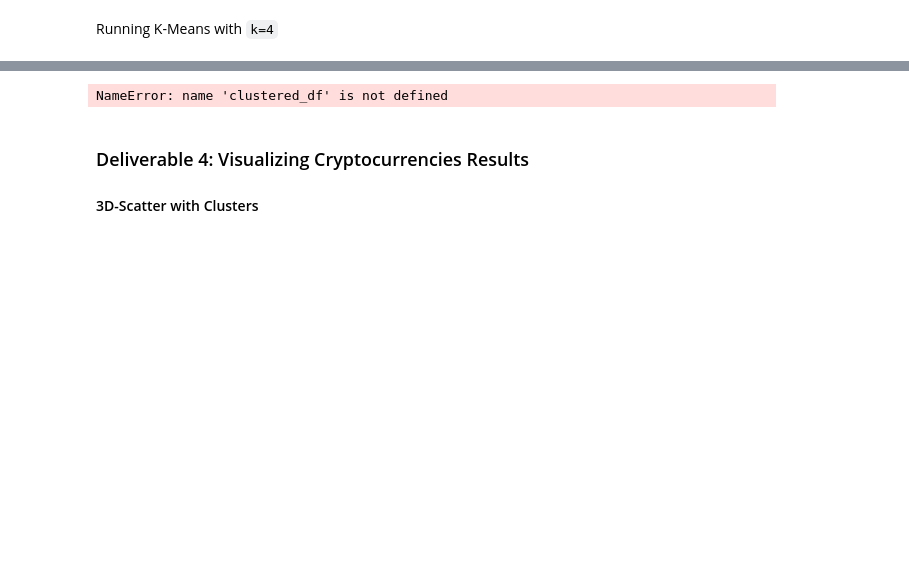
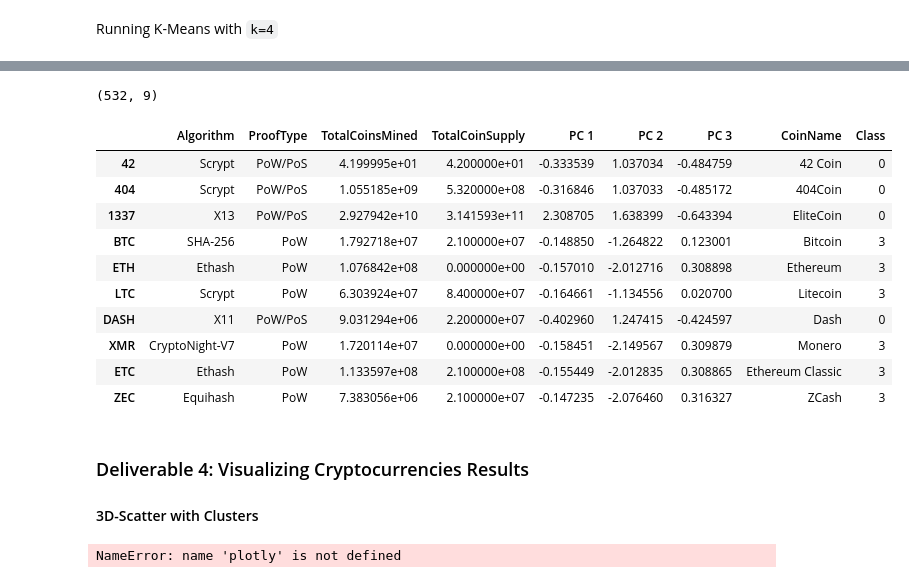
Before and after one commit to achoav/Cryptocurrency, a Jupyter notebook: crypto_clustering.ipynb, the cells around one changed output, grey strips where cells are left out. Saved outputs shown, nothing was run; the diff lists cells and outputs as text; code cells hidden in the pictures; blank space fills up the shorter version.

```diff
--- a/crypto_clustering.ipynb
+++ b/crypto_clustering.ipynb
@@ -210,4 +210,6 @@ array([[-0.11710817, -0.1528703 , -0.0433963 , -0.0433963 , -0.0433963 ,
 ### Deliverable 2: Reducing Data Dimensions Using PCA
 # %%
 # Using PCA to reduce dimension to three principal components.
-# YOUR CODE HERE
+pca = PCA(n_components=3)
+crypto_pca = pca.fit_transform(crypto_scaled)
+crypto_pca
@@ -216,0 +224,5 @@ array([[-0.11710817, -0.1528703 , -0.0433963 , -0.0433963 , -0.0433963 ,
+# %%
+# Create a DataFrame with the three principal components.
+pcs_df = pd.DataFrame(crypto_pca, columns=["PC 1", "PC 2", "PC 3"], index=crypto_name_df.index)
+print(pcs_df.shape)
+pcs_df.head(10)
@@ -223,0 +246,16 @@ array([[-0.11710817, -0.1528703 , -0.0433963 , -0.0433963 , -0.0433963 ,
+# %%
+# Create an elbow curve to find the best value for K.
+# Initialize empty inertia list
+inertia = []
+# Initialize k range
+k = list(range(1,11))
+# Looping through k list
+for i in k:
+    km = KMeans(n_clusters=i, random_state=0)
+    km.fit(pcs_df)
+    inertia.append(km.inertia_)
+
+# Define a DataFrame to plot the Elbow Curve using hvPlot
+elbow_data = {"k": k, "inertia": inertia}
+elbow_df = pd.DataFrame(elbow_data)
+elbow_df.hvplot.line(x="k", y="inertia", title="Elbow Curve", xticks=k)
@@ -225,10 +265,11 @@ array([[-0.11710817, -0.1528703 , -0.0433963 , -0.0433963 , -0.0433963 ,
 Running K-Means with `k=4`
 # %%
 # Initialize the K-Means model.
-# YOUR CODE HERE
+km_model = KMeans(n_clusters=4, random_state=0)
 
 # Fit the model
-# YOUR CODE HERE
+km_model.fit(pcs_df)
 
 # Predict clusters
-# YOUR CODE HERE
+predictions = km_model.predict(pcs_df)
+predictions
@@ -235,19 +294,30 @@ Running K-Means with `k=4`
 # %%
 # Create a new DataFrame including predicted clusters and cryptocurrencies features.
 # Concatentate the crypto_df and pcs_df DataFrames on the same columns.
-# YOUR CODE HERE
+clustered_df = pd.concat([crypto_df, pcs_df], axis=1, join='inner')
 
 #  Add a new column, "CoinName" to the clustered_df DataFrame that holds the names of the cryptocurrencies.
-# YOUR CODE HERE
+clustered_df["CoinName"] = crypto_name_df.CoinName
 
 #  Add a new column, "Class" to the clustered_df DataFrame that holds the predictions.
-# YOUR CODE HERE
+clustered_df["Class"] = km_model.labels_
 
 # Print the shape of the clustered_df
 print(clustered_df.shape)
 clustered_df.head(10)
 # %% [output]
-NameError: name 'clustered_df' is not defined
+(532, 9)
+|  | Algorithm | ProofType | TotalCoinsMined | TotalCoinSupply | PC 1 | PC 2 | PC 3 | CoinName | Class |
+| 42 | Scrypt | PoW/PoS | 4.199995e+01 | 4.200000e+01 | -0.333539 | 1.037034 | -0.484759 | 42 Coin | 0 |
+| 404 | Scrypt | PoW/PoS | 1.055185e+09 | 5.320000e+08 | -0.316846 | 1.037033 | -0.485172 | 404Coin | 0 |
+| 1337 | X13 | PoW/PoS | 2.927942e+10 | 3.141593e+11 | 2.308705 | 1.638399 | -0.643394 | EliteCoin | 0 |
+| BTC | SHA-256 | PoW | 1.792718e+07 | 2.100000e+07 | -0.148850 | -1.264822 | 0.123001 | Bitcoin | 3 |
+| ETH | Ethash | PoW | 1.076842e+08 | 0.000000e+00 | -0.157010 | -2.012716 | 0.308898 | Ethereum | 3 |
+| LTC | Scrypt | PoW | 6.303924e+07 | 8.400000e+07 | -0.164661 | -1.134556 | 0.020700 | Litecoin | 3 |
+| DASH | X11 | PoW/PoS | 9.031294e+06 | 2.200000e+07 | -0.402960 | 1.247415 | -0.424597 | Dash | 0 |
+| XMR | CryptoNight-V7 | PoW | 1.720114e+07 | 0.000000e+00 | -0.158451 | -2.149567 | 0.309879 | Monero | 3 |
+| ETC | Ethash | PoW | 1.133597e+08 | 2.100000e+08 | -0.155449 | -2.012835 | 0.308865 | Ethereum Classic | 3 |
+| ZEC | Equihash | PoW | 7.383056e+06 | 2.100000e+07 | -0.147235 | -2.076460 | 0.316327 | ZCash | 3 |
 # %% [markdown]
 ### Deliverable 4: Visualizing Cryptocurrencies Results
 
@@ -258,3 +325,16 @@ NameError: name 'clustered_df' is not defined
+# %%
+# Image export as Kaleido
+import plotly.io as pio
+
+# Creating a 3D-Scatter with the PCA data and the clusters
+fig = px.scatter_3d(clustered_df, x="PC 1", y="PC 2", z="PC 3", color="Class", symbol="Class", width=800,
+                    hover_name="CoinName", hover_data=["Algorithm"])
+fig.update_layout(legend=dict(x=0, y=1))
+# If you want to to download an image of the figure as well
+plotly.io.write_image(fig,'fig1')
+fig.show()
+# %% [output]
+NameError: name 'plotly' is not defined
 # %%
 # Create a table with tradable cryptocurrencies.
 # YOUR CODE HERE
```
Also changed, not shown: parts of 7 cells of this notebook.
